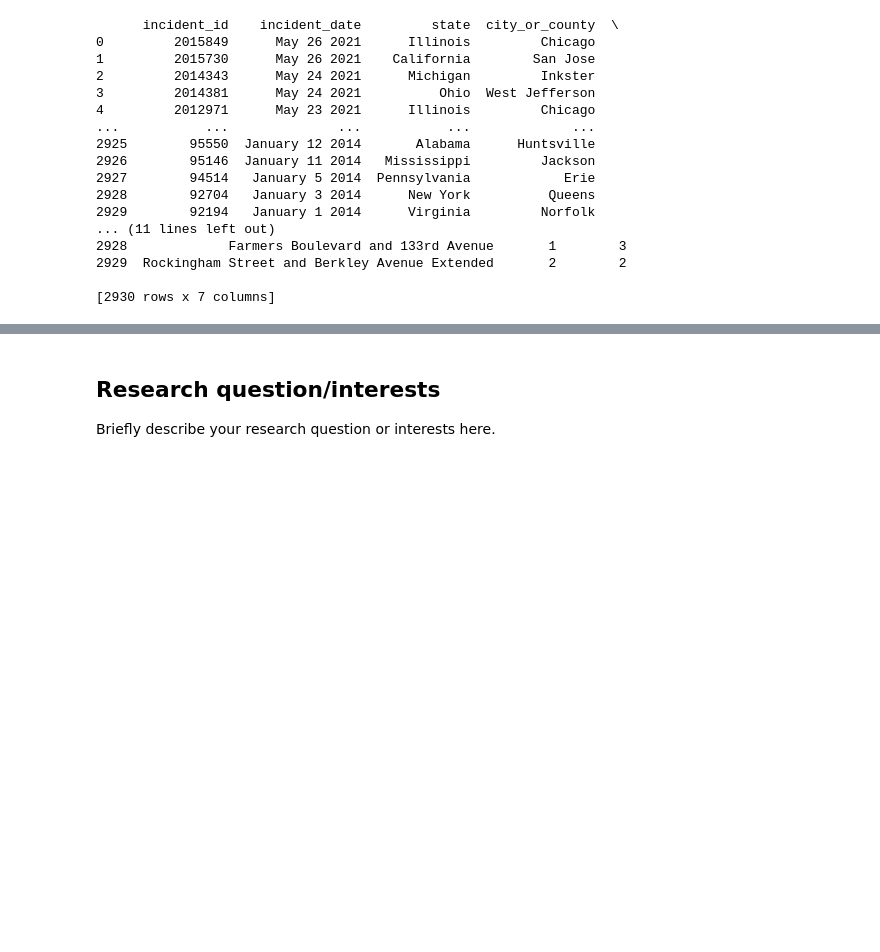
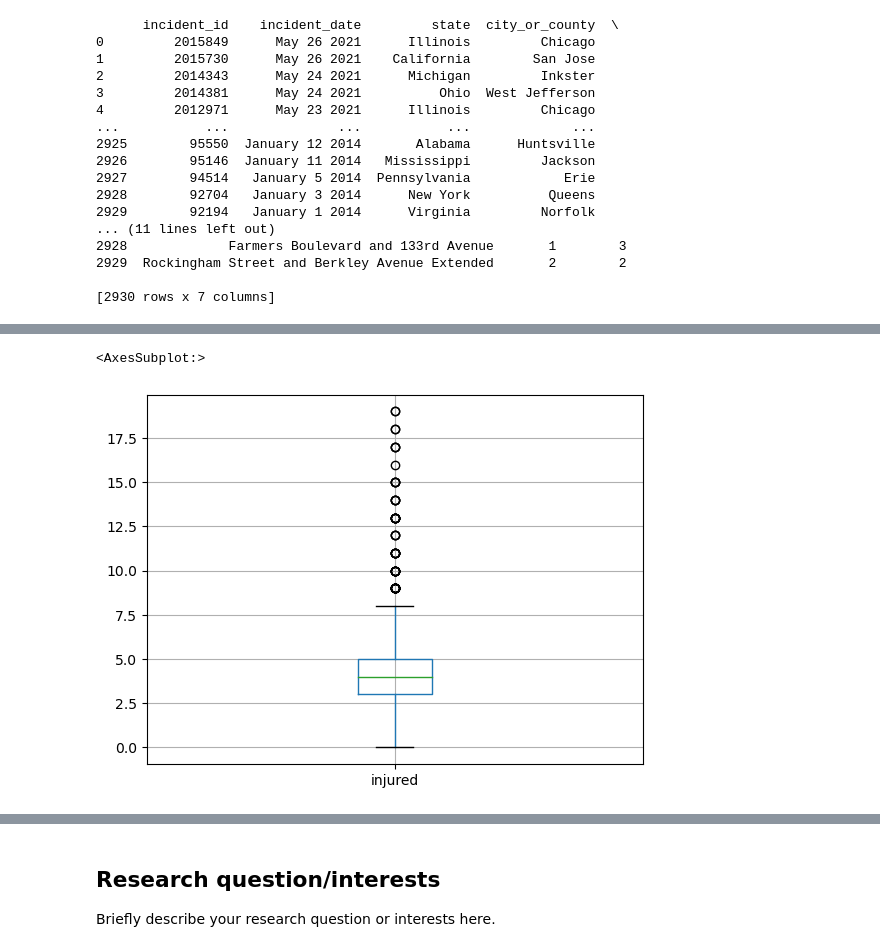
Before and after one commit to ubco-W2022T1-cosc301/project-group39, a Jupyter notebook: notebooks/analysis2.ipynb, the cells around one changed output, grey strips where cells are left out. Saved outputs shown, nothing was run; the diff lists cells and outputs as text; code cells hidden in the pictures; blank space fills up the shorter version.

```diff
--- a/notebooks/analysis2.ipynb
+++ b/notebooks/analysis2.ipynb
@@ -24,0 +110,5 @@ print(df)
+# %%
+df_cleaned.boxplot('injured')
+# %% [output]
+<AxesSubplot:>
+[figure, added]
```
Also changed, not shown: parts of 12 cells of this notebook, 2 other files.
